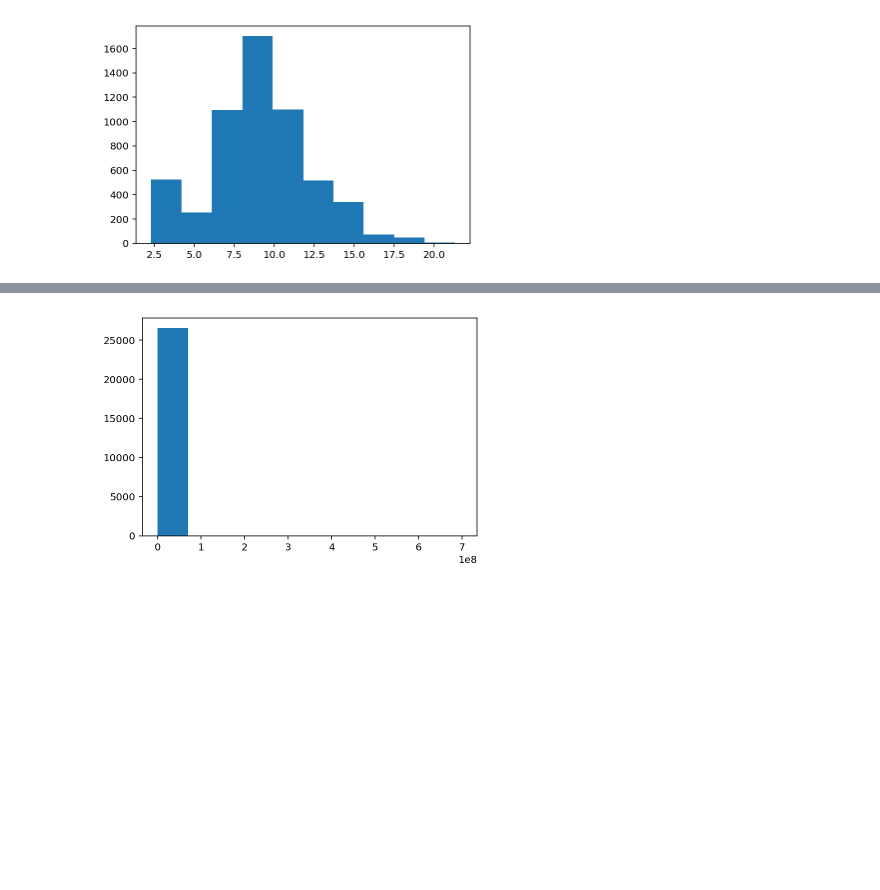
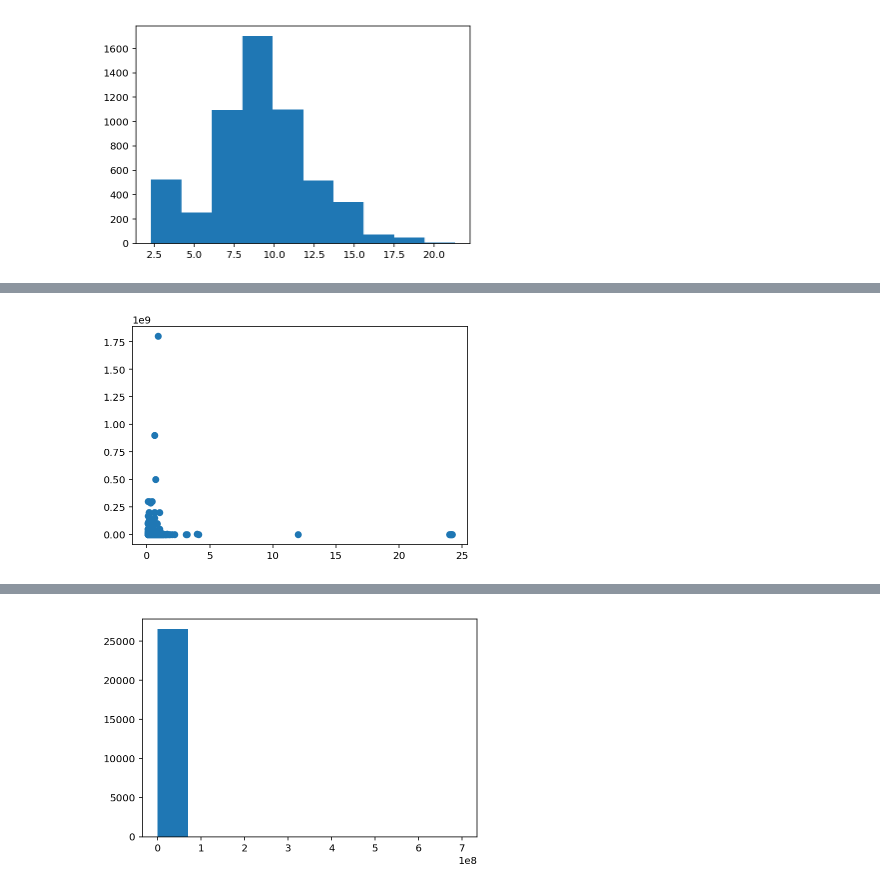
Before and after one commit to emmagrimaldi/Capstone_Predicting_Storm_Damages, a Jupyter notebook: Capstone_code.ipynb, the cells around one changed output, grey strips where cells are left out. Drawn from its saved outputs; the diff is of its cells as text; code cells hidden in the pictures; blank space fills up the shorter version.

```diff
--- a/Capstone_code.ipynb
+++ b/Capstone_code.ipynb
@@ -468,0 +482,4 @@ plt.hist(np.log(hail['DAMAGE_PROPERTY']));
+# %%
+plt.scatter(hail['TOTAL_DURATION_HR'], hail['DAMAGE_PROPERTY']);
+# %% [output]
+[figure, added]
```
Also changed, not shown: parts of 20 cells of this notebook.
